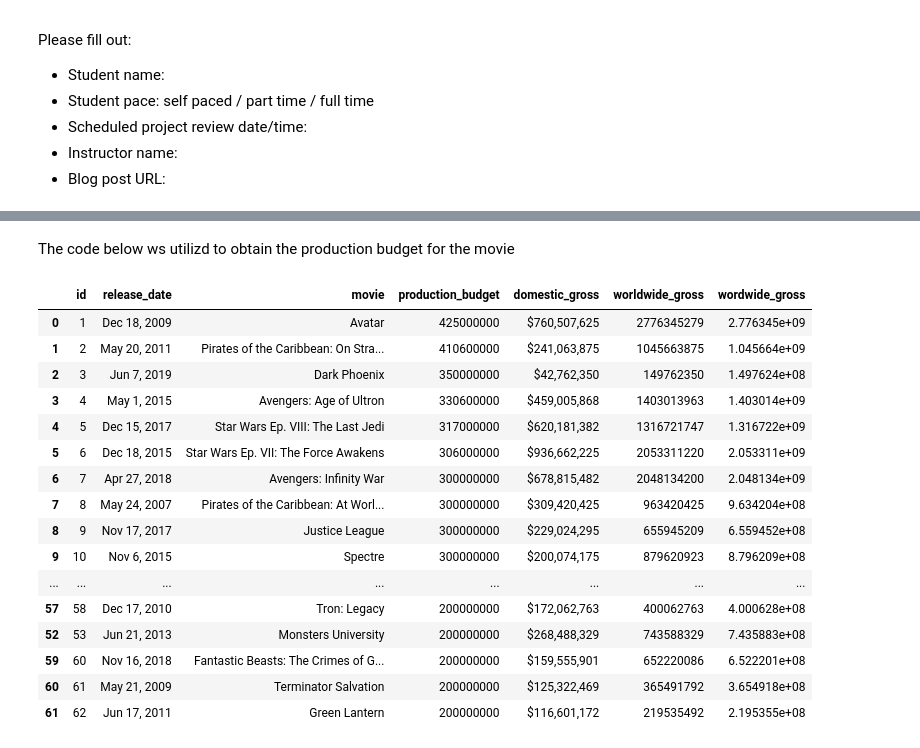
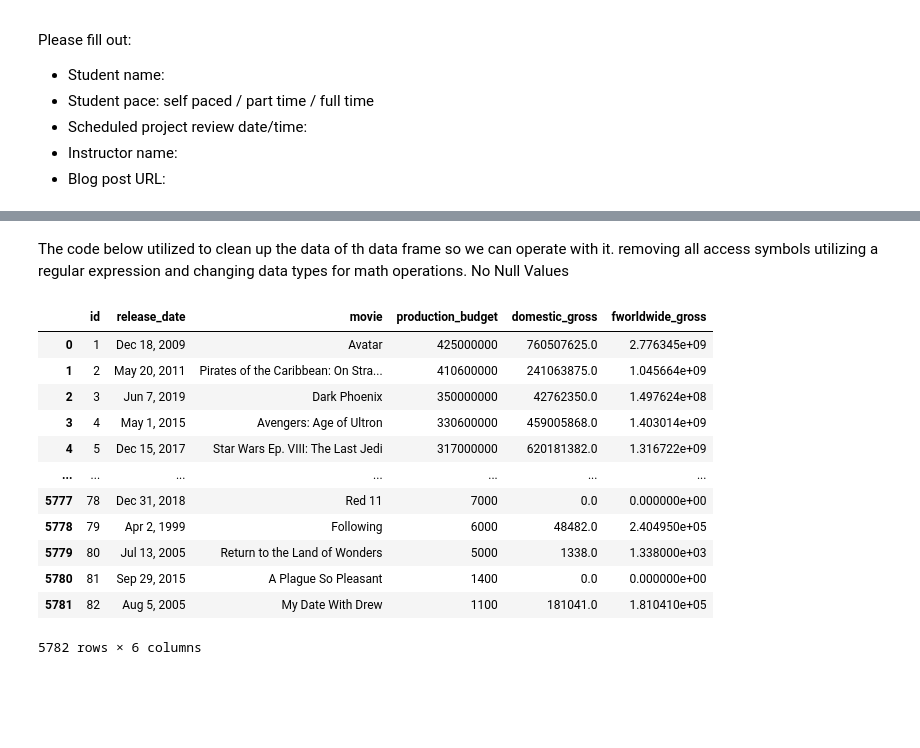
Before and after one commit to jalen253/phase1-project, a Jupyter notebook: student.ipynb, the cells around one changed output, grey strips where cells are left out. Saved outputs shown, nothing was run; the diff lists cells and outputs as text; code cells hidden in the pictures; blank space fills up the shorter version.

```diff
--- a/student.ipynb
+++ b/student.ipynb
@@ -97,32 +23,34 @@ memory usage: 1.7+ MB
-# %% [markdown]
-The code below ws utilizd to obtain the production budget for the movie
+# %% [markdown]
+The code below utilized to clean up the data of th data frame so we can operate with it.
+removing all access symbols utilizing a regular expression and changing data types for math operations.
+No Null Values
 # %%
-#utilizing this data set to come up with foreign gross.
+#utilizing this data set to come up with foreign gross and production_budget
 movie_budget = pd.read_csv('zippedData/tn.movie_budgets.csv.gz', index_col = False,)
 #code was used due to not being able manipulate data within columns correctly as integrs.
 movie_budget['production_budget']= movie_budget['production_budget'].str.replace(r'\W','',)
 movie_budget['worldwide_gross']= movie_budget['worldwide_gross'].str.replace(r'\W','',)
+movie_budget['domestic_gross']= movie_budget['domestic_gross'].str.replace(r'\W','',)
 #Code Usd to transform the datatype from object to integer
 movie_budget['production_budget']= movie_budget['production_budget'].astype(int)
-movie_budget['wordwide_gross']= movie_budget['worldwide_gross'].astype(float)
-movie_budget = movie_budget.reset_index(drop = True)
-movie_budget['production_budget'].sort_values(ascending = False)
-movie_budget.sort_values(['production_budget'], ascending = False).head(50)
+#World_wide Gross/domestic__gross into a float
+movie_budget['domestic_gross']= movie_budget['domestic_gross'].astype(float)
+movie_budget['fworldwide_gross']= movie_budget['worldwide_gross'].astype(float)
+#Dropped the previous worldwide_gross as it was an object
+movie_budget.drop(columns = ['worldwide_gross'], inplace = True)
+#top 50 movies with the highest production budget
+movie_budget
 # %% [output]
-|  | id | release_date | movie | production_budget | domestic_gross | worldwide_gross | wordwide_gross |
-| 0 | 1 | Dec 18, 2009 | Avatar | 425000000 | $760,507,625 | 2776345279 | 2.776345e+09 |
-| 1 | 2 | May 20, 2011 | Pirates of the Caribbean: On Stra... | 410600000 | $241,063,875 | 1045663875 | 1.045664e+09 |
-| 2 | 3 | Jun 7, 2019 | Dark Phoenix | 350000000 | $42,762,350 | 149762350 | 1.497624e+08 |
-| 3 | 4 | May 1, 2015 | Avengers: Age of Ultron | 330600000 | $459,005,868 | 1403013963 | 1.403014e+09 |
-| 4 | 5 | Dec 15, 2017 | Star Wars Ep. VIII: The Last Jedi | 317000000 | $620,181,382 | 1316721747 | 1.316722e+09 |
-| 5 | 6 | Dec 18, 2015 | Star Wars Ep. VII: The Force Awakens | 306000000 | $936,662,225 | 2053311220 | 2.053311e+09 |
-| 6 | 7 | Apr 27, 2018 | Avengers: Infinity War | 300000000 | $678,815,482 | 2048134200 | 2.048134e+09 |
-| 7 | 8 | May 24, 2007 | Pirates of the Caribbean: At Worl... | 300000000 | $309,420,425 | 963420425 | 9.634204e+08 |
-| 8 | 9 | Nov 17, 2017 | Justice League | 300000000 | $229,024,295 | 655945209 | 6.559452e+08 |
-| 9 | 10 | Nov 6, 2015 | Spectre | 300000000 | $200,074,175 | 879620923 | 8.796209e+08 |
-| ... | ... | ... | ... | ... | ... | ... | ... |
-| 57 | 58 | Dec 17, 2010 | Tron: Legacy | 200000000 | $172,062,763 | 400062763 | 4.000628e+08 |
-| 52 | 53 | Jun 21, 2013 | Monsters University | 200000000 | $268,488,329 | 743588329 | 7.435883e+08 |
-| 59 | 60 | Nov 16, 2018 | Fantastic Beasts: The Crimes of G... | 200000000 | $159,555,901 | 652220086 | 6.522201e+08 |
-| 60 | 61 | May 21, 2009 | Terminator Salvation | 200000000 | $125,322,469 | 365491792 | 3.654918e+08 |
-| 61 | 62 | Jun 17, 2011 | Green Lantern | 200000000 | $116,601,172 | 219535492 | 2.195355e+08 |
+|  | id | release_date | movie | production_budget | domestic_gross | fworldwide_gross |
+| 0 | 1 | Dec 18, 2009 | Avatar | 425000000 | 760507625.0 | 2.776345e+09 |
+| 1 | 2 | May 20, 2011 | Pirates of the Caribbean: On Stra... | 410600000 | 241063875.0 | 1.045664e+09 |
+| 2 | 3 | Jun 7, 2019 | Dark Phoenix | 350000000 | 42762350.0 | 1.497624e+08 |
+| 3 | 4 | May 1, 2015 | Avengers: Age of Ultron | 330600000 | 459005868.0 | 1.403014e+09 |
+| 4 | 5 | Dec 15, 2017 | Star Wars Ep. VIII: The Last Jedi | 317000000 | 620181382.0 | 1.316722e+09 |
+| ... | ... | ... | ... | ... | ... | ... |
+| 5777 | 78 | Dec 31, 2018 | Red 11 | 7000 | 0.0 | 0.000000e+00 |
+| 5778 | 79 | Apr 2, 1999 | Following | 6000 | 48482.0 | 2.404950e+05 |
+| 5779 | 80 | Jul 13, 2005 | Return to the Land of Wonders | 5000 | 1338.0 | 1.338000e+03 |
+| 5780 | 81 | Sep 29, 2015 | A Plague So Pleasant | 1400 | 0.0 | 0.000000e+00 |
+| 5781 | 82 | Aug 5, 2005 | My Date With Drew | 1100 | 181041.0 | 1.810410e+05 |
+5782 rows × 6 columns
```
Also changed, not shown: parts of 32 cells of this notebook.
